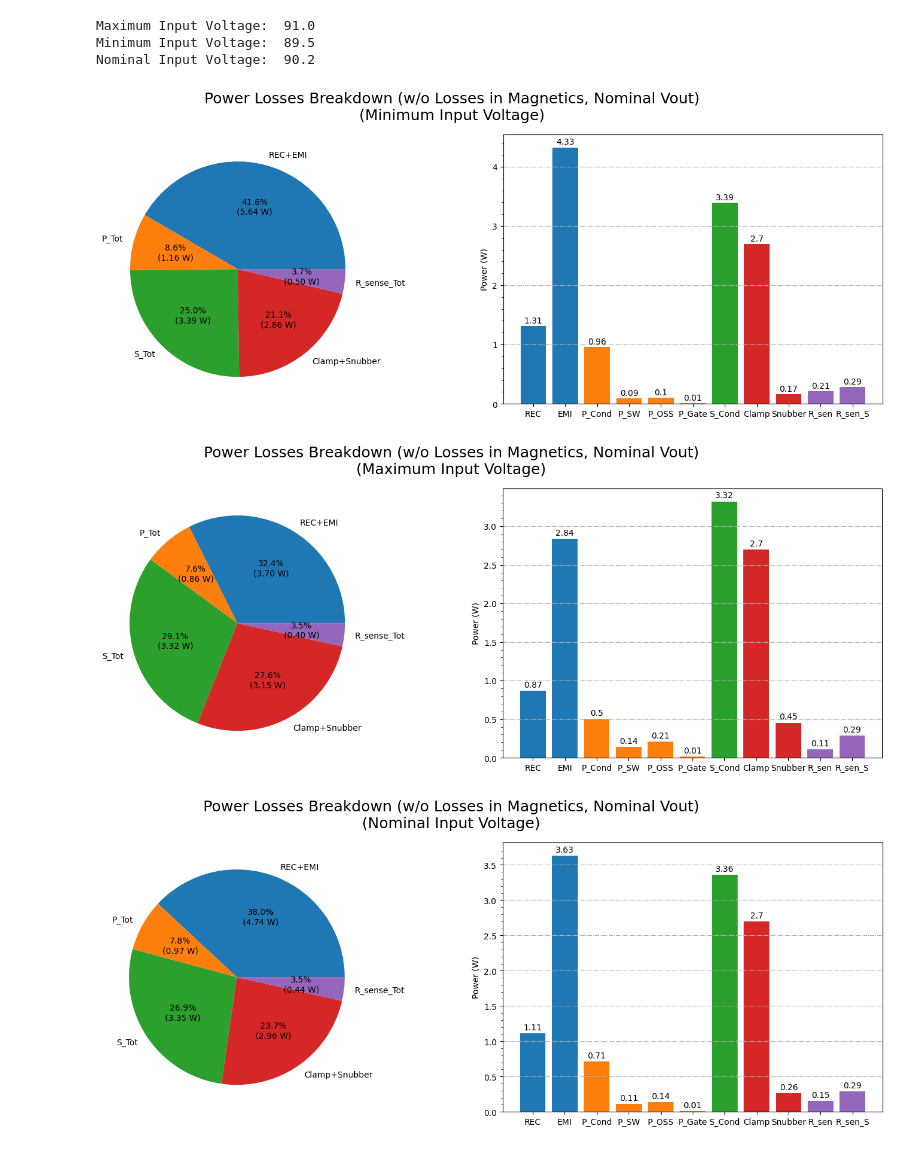
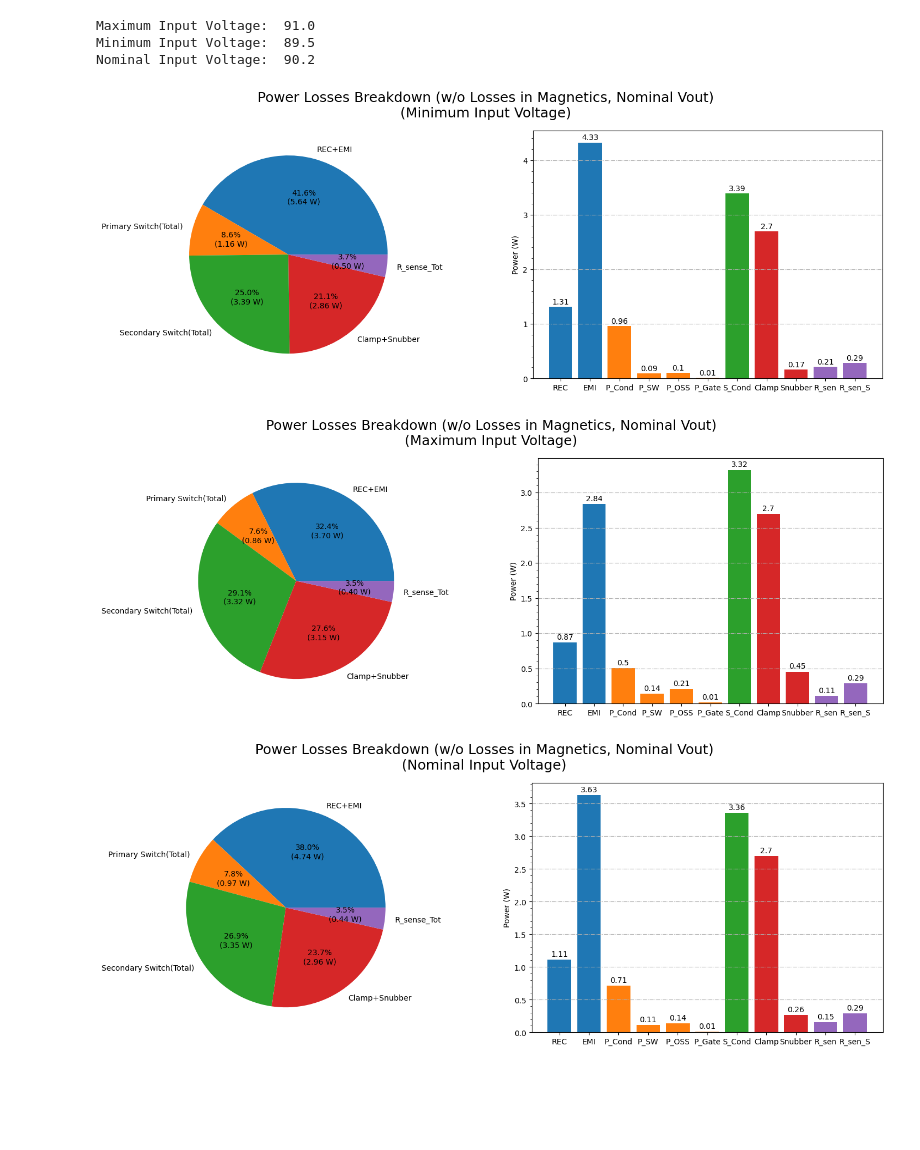
Before and after one commit to popest/PowerElectronics_JupyterLab_QSPICE, a Jupyter notebook: QR_Flyback/QR_Flyback_AC_Input.ipynb, the cells around one changed output. Drawn from its saved outputs; the diff is of its cells as text; code cells hidden in the pictures; blank space fills up the shorter version.

```diff
--- a/QR_Flyback/QR_Flyback_AC_Input.ipynb
+++ b/QR_Flyback/QR_Flyback_AC_Input.ipynb
@@ -717,7 +717,7 @@ Maximum Input Voltage:  91.0
 Minimum Input Voltage:  89.5
 Nominal Input Voltage:  90.2
 # %%
-labels_Ploss= 'REC+EMI', 'P_Tot', 'S_Tot', 'Clamp+Snubber','R_sense_Tot'
+labels_Ploss= 'REC+EMI', 'Primary Switch(Total)', 'Secondary Switch(Total)', 'Clamp+Snubber','R_sense_Tot'
 data_Ploss = [P_REC+P_EMI, P_FET_cond+P_EOSS_Vin_min+P_EOFF_Vin_min+P_Gate_Vin_min, P_SW_Sec_cond, P_clamp+P_sec_snub_Vin_min, P_RSense+P_Rsense_sec]
 
 labels_Ploss_Bar= 'REC','EMI', 'P_Cond','P_SW','P_OSS', 'P_Gate', 'S_Cond', 'Clamp','Snubber','R_sen','R_sen_S'
@@ -729,36 +729,36 @@ data_Ploss_Bar = [P_REC, P_EMI,P_FET_cond,P_EOFF_Vin_min,P_EOSS_Vin_min,P_Gate_V
 #bar_labels = ['red', 'blue', '_red', 'orange','green']
 bar_colors = ['tab:blue', 'tab:blue', 'tab:orange', 'tab:orange', 'tab:orange','tab:orange','tab:green','tab:red', 'tab:red','tab:purple','tab:purple']
 
 def autopct_format(values):
         def my_format(pct):
             total = sum(values)
             val = round(pct*total/100,3)
             return '{:.1f}%\n({v:.2f} W)'.format(pct, v=val)
         return my_format
 
 def addlabels(x,y):
     for i in range(len(x)):
         ax2.text(i, y[i]+0.05, round(y[i],2), ha = 'center')
 
 
 fig, (ax1, ax2) = plt.subplots(1, 2, figsize=(18,6))
 #fig, ax1 = plt.subplots()
 fig.suptitle('Power Losses Breakdown (w/o Losses in Magnetics, Nominal Vout)'+'\n'+'(Minimum Input Voltage)',fontsize=18)
 ax1.pie(data_Ploss, labels=labels_Ploss, autopct=autopct_format(data_Ploss))
 
 ax2.bar(labels_Ploss_Bar, data_Ploss_Bar,color=bar_colors)
 ax2.grid(True, linestyle='-.',axis='y')
 ax2.yaxis.set_minor_locator(AutoMinorLocator(5))
 ax2.set_ylabel('Power (W)')
 addlabels(labels_Ploss_Bar,data_Ploss_Bar)
 
 fig.subplots_adjust(top=0.86)
 
 plt.show()
 # %% [output]
-[figure, old version]
+[figure, new version]
 # %%
-labels_Ploss= 'REC+EMI', 'P_Tot', 'S_Tot', 'Clamp+Snubber','R_sense_Tot'
+labels_Ploss= 'REC+EMI', 'Primary Switch(Total)', 'Secondary Switch(Total)', 'Clamp+Snubber','R_sense_Tot'
 data_Ploss = [P_REC_Vin_max+P_EMI_Vin_max, P_FET_cond_Vin_max+P_EOSS_Vin_max+P_EOFF_Vin_max+P_Gate_Vin_max, P_SW_Sec_cond_Vin_max, P_clamp+P_sec_snub_Vin_max, P_Rsense_Vin_max+P_Rsense_sec]
 
 #Ptot_flyback_Vin_max=P_Rsense_Vin_max+P_clamp+P_SW_Sec_cond_Vin_max+P_FET_cond_Vin_max+P_EOSS_Vin_max+P_EOFF_Vin_max
@@ -799,9 +799,9 @@ fig.subplots_adjust(top=0.86)
 
 plt.show()
 # %% [output]
-[figure, old version]
+[figure, new version]
 # %%
-labels_Ploss= 'REC+EMI', 'P_Tot', 'S_Tot', 'Clamp+Snubber','R_sense_Tot'
+labels_Ploss= 'REC+EMI', 'Primary Switch(Total)', 'Secondary Switch(Total)', 'Clamp+Snubber','R_sense_Tot'
 data_Ploss = [P_REC_Vin_nom+P_EMI_Vin_nom, P_FET_cond_Vin_nom+P_EOSS_Vin_nom+P_EOFF_Vin_nom+P_Gate_Vin_nom, P_SW_Sec_cond_Vin_nom, P_clamp+P_sec_snub_Vin_nom, P_Rsense_Vin_nom+P_Rsense_sec]
 
 #Ptot_flyback_Vin_max=P_Rsense_Vin_max+P_clamp+P_SW_Sec_cond_Vin_max+P_FET_cond_Vin_max+P_EOSS_Vin_max+P_EOFF_Vin_max
@@ -842,7 +842,7 @@ fig.subplots_adjust(top=0.86)
 
 plt.show()
 # %% [output]
-[figure, old version]
+[figure, new version]
 # %%
 if eff > min(eff_calc_Vin_max, eff_calc_Vin_min, eff_calc_Vin_nom):
     display(Markdown('<font size="6"> <span style="color:red"> Warning: User estimated efficiency is bigger than calculated. The results are underestimated.</span></font>'))
```
Also changed, not shown: parts of 12 cells of this notebook.
